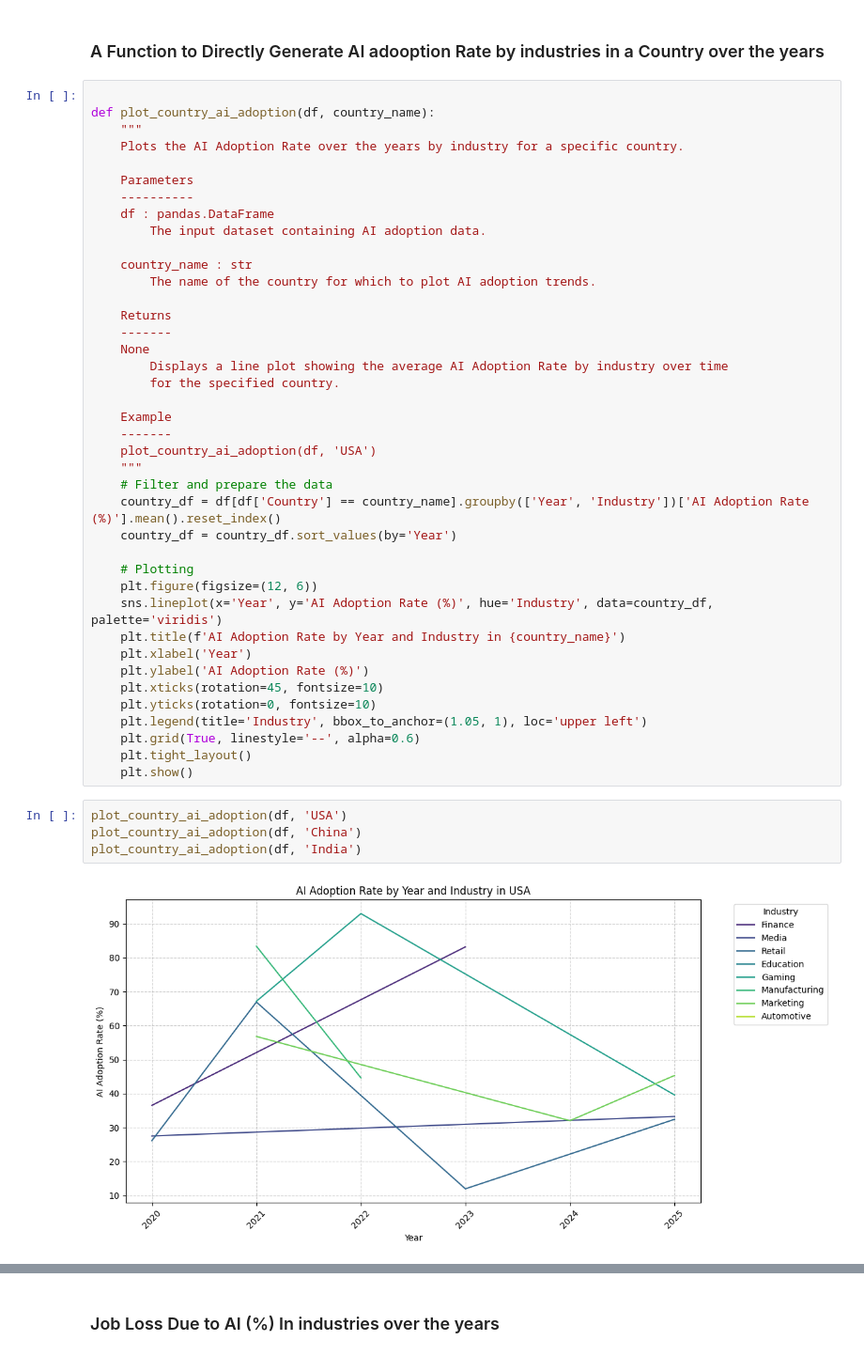
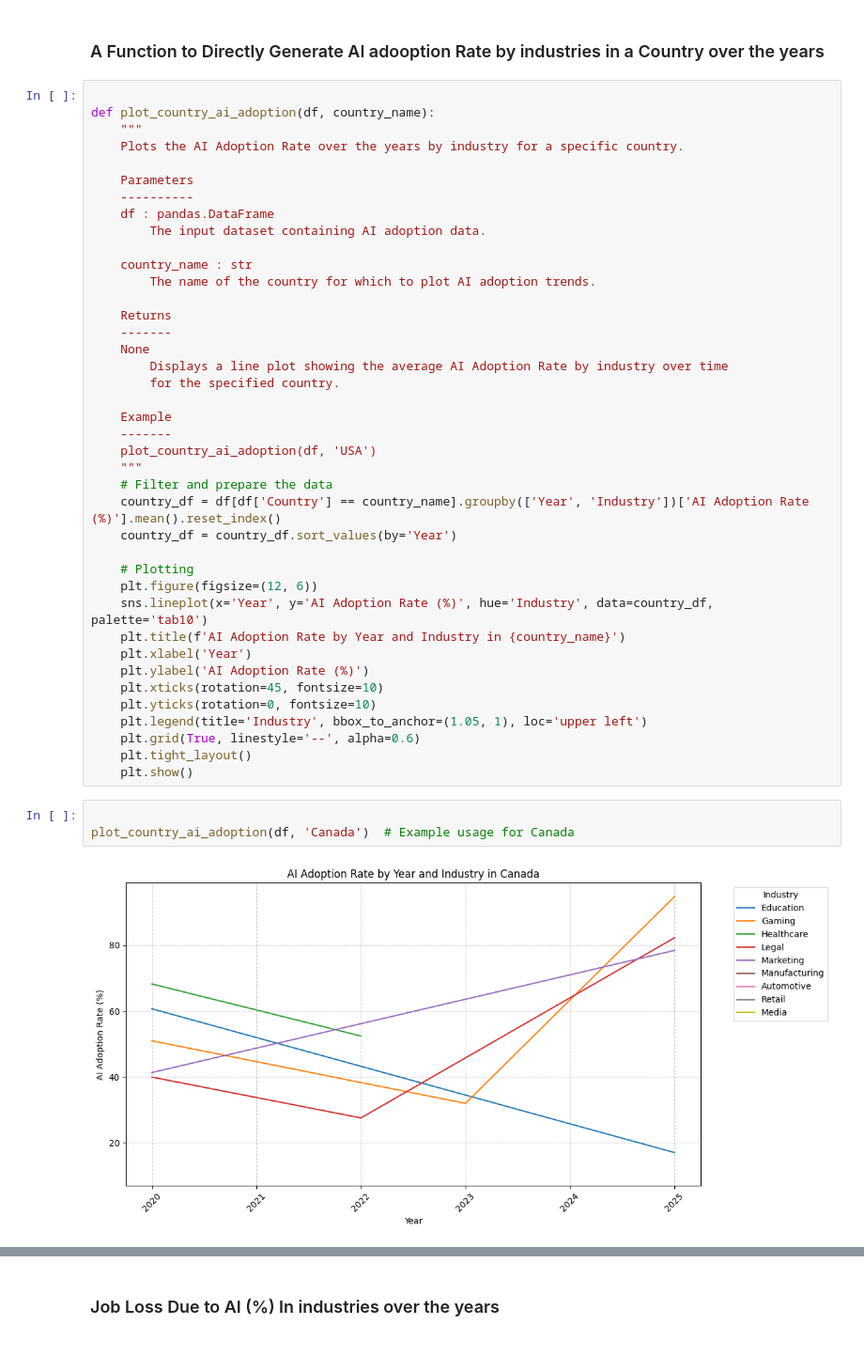
Before and after one commit to cesardushime/AI-Adoption-Job-Displacement-Analysis-2020-2025, a Jupyter notebook: ai_adoption_EDA.ipynb, the cells around one changed output, grey strips where cells are left out. Shown at 94% size. Cells and saved outputs as stored; diff of their text form.

```diff
--- a/ai_adoption_EDA.ipynb
+++ b/ai_adoption_EDA.ipynb
@@ -330,7 +330,7 @@ def plot_country_ai_adoption(df, country_name):
 
     # Plotting
     plt.figure(figsize=(12, 6))
-    sns.lineplot(x='Year', y='AI Adoption Rate (%)', hue='Industry', data=country_df, palette='viridis')
+    sns.lineplot(x='Year', y='AI Adoption Rate (%)', hue='Industry', data=country_df, palette='tab10')
     plt.title(f'AI Adoption Rate by Year and Industry in {country_name}')
     plt.xlabel('Year')
     plt.ylabel('AI Adoption Rate (%)')
@@ -341,8 +341,7 @@ def plot_country_ai_adoption(df, country_name):
     plt.tight_layout()
     plt.show()
 # %%
-plot_country_ai_adoption(df, 'USA')
-plot_country_ai_adoption(df, 'China')
-plot_country_ai_adoption(df, 'India')
+
+plot_country_ai_adoption(df, 'Canada')  # Example usage for Canada
 # %% [output]
-[figure, old version]
+[figure, new version]
```
Also changed, not shown: parts of 1 cell of this notebook.
